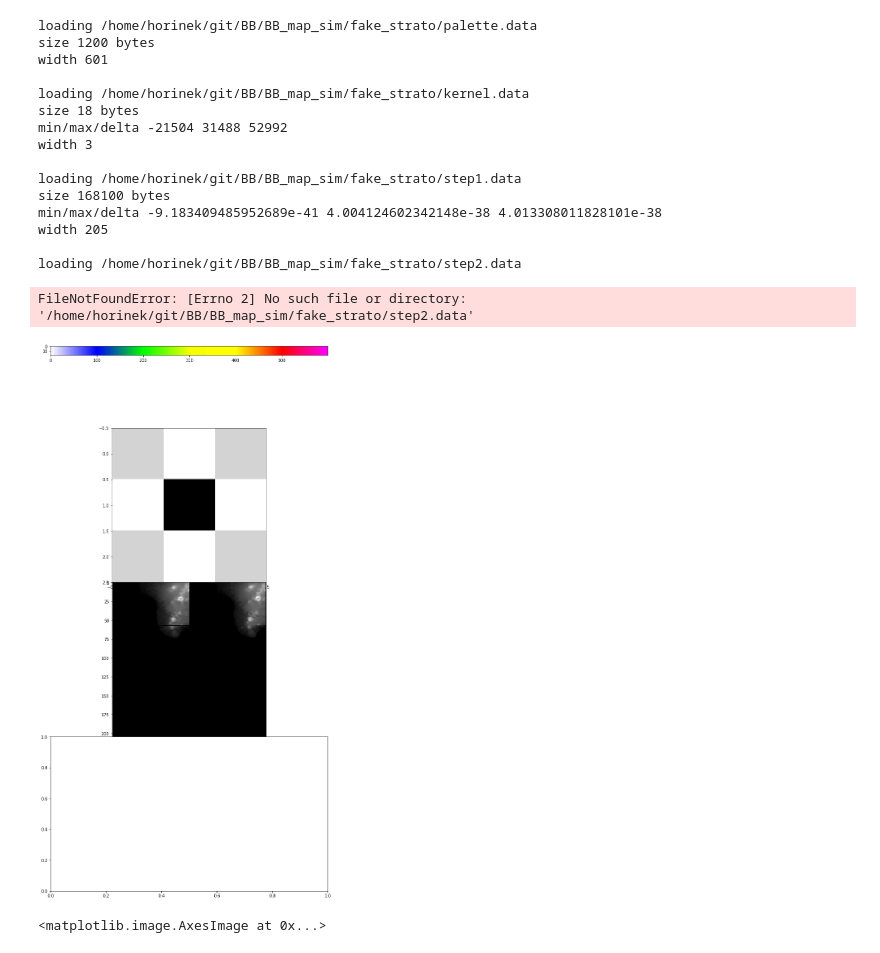
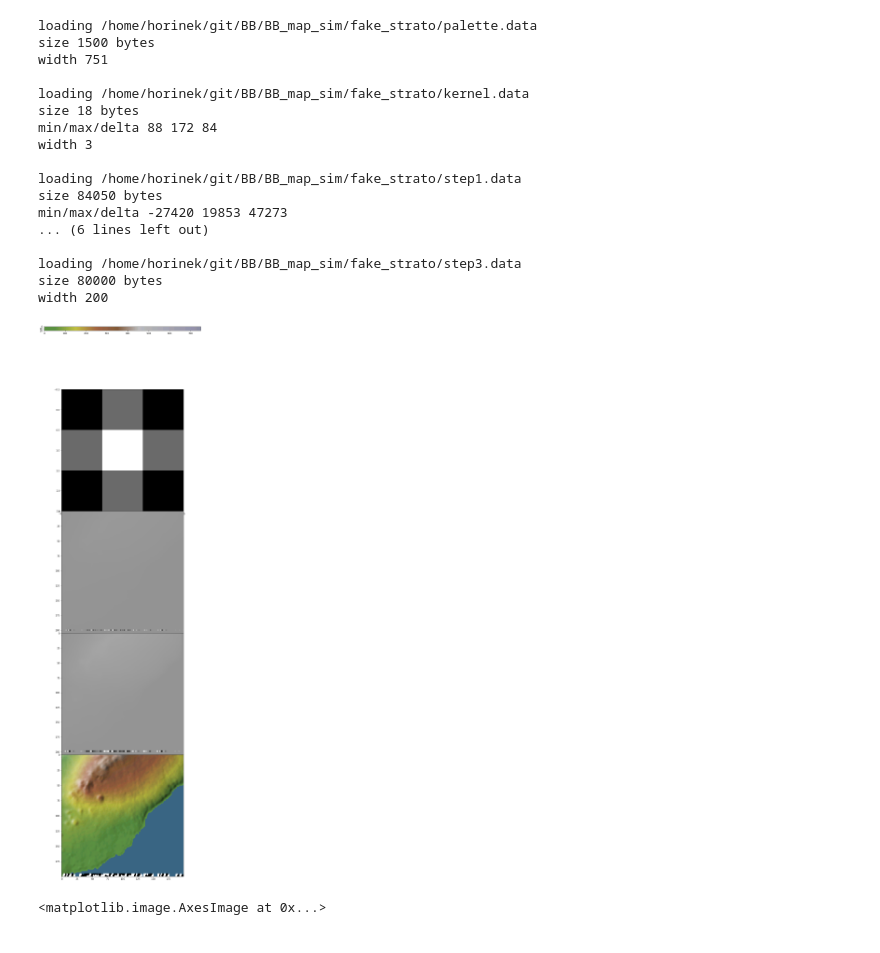
Before and after one commit to fhorinek/BB, a Jupyter notebook: Utilities/Map/notebooks/Layer visuals.ipynb, the cells around one changed output. Saved outputs shown, nothing was run; the diff lists cells and outputs as text; code cells hidden in the pictures.

Commit message:
Drawing across lat 180 -180 Fixed strange altitudes TODO: X, Y step caluculations (find compatibile step values with agl resolution) better cache Y calc

```diff
--- a/Utilities/Map/notebooks/Layer visuals.ipynb
+++ b/Utilities/Map/notebooks/Layer visuals.ipynb
@@ -22,7 +22,7 @@ def open_img(name, df, ax):
         fmt = "f"
     elif df == "int":
         size = 2
-        fmt = ">h"
+        fmt = "h"
     else:
         size = 2
         fmt = "h"
@@ -85,53 +85,53 @@ def open_img(name, df, ax):
             rgb = [n, n, n]
         row.append(rgb)
         if len(row) == width:
+
             img_data.append(row)
             row = []
 
     #display
     if df == "pal":
         for __ in range(20):
             img_data.append(row)
 #         print(img_data)
 
     imgplot = ax.imshow(img_data)
     print()
 
     return values
 
 plt.rcParams['figure.figsize'] = [12, 12 * 4]
 
 fig = plt.figure()
 fig.subplots_adjust(hspace=0, wspace=0)
 
-h = 7
+h = 5
 w = 1
 
 open_img("palette.data", "pal", fig.add_subplot(h, w, 1))
 open_img("kernel.data", "int", fig.add_subplot(h, w, 2))
-open_img("step1.data", "flt", fig.add_subplot(h, w, 3))
-open_img("step2.data", "col", fig.add_subplot(h, w, 4))
-open_img("step3.data", "flt", fig.add_subplot(h, w, 5))
-open_img("step4.data", "flt", fig.add_subplot(h, w, 6))
-open_img("step5.data", "col", fig.add_subplot(h, w, 7));
+open_img("step1.data", "int", fig.add_subplot(h, w, 3))
+open_img("step2.data", "int", fig.add_subplot(h, w, 4))
+open_img("step3.data", "col", fig.add_subplot(h, w, 5));
 # %% [output]
 loading /home/horinek/git/BB/BB_map_sim/fake_strato/palette.data
-size 1200 bytes
-width 601
+size 1500 bytes
+width 751
 
 loading /home/horinek/git/BB/BB_map_sim/fake_strato/kernel.data
 size 18 bytes
-min/max/delta -21504 31488 52992
+min/max/delta 88 172 84
 width 3
 
 loading /home/horinek/git/BB/BB_map_sim/fake_strato/step1.data
-size 168100 bytes
-min/max/delta -9.183409485952689e-41 4.004124602342148e-38 4.013308011828101e-38
-width 205
+size 84050 bytes
+min/max/delta -27420 19853 47273
+... (6 lines left out)
 
-loading /home/horinek/git/BB/BB_map_sim/fake_strato/step2.data
+loading /home/horinek/git/BB/BB_map_sim/fake_strato/step3.data
+size 80000 bytes
+width 200
-FileNotFoundError: [Errno 2] No such file or directory: '/home/horinek/git/BB/BB_map_sim/fake_strato/step2.data'
-[figure, old version]
+[figure, new version]
 # %%
 import colorsys
 
```
Also changed, not shown: parts of 3 cells of this notebook, 5 other files.
